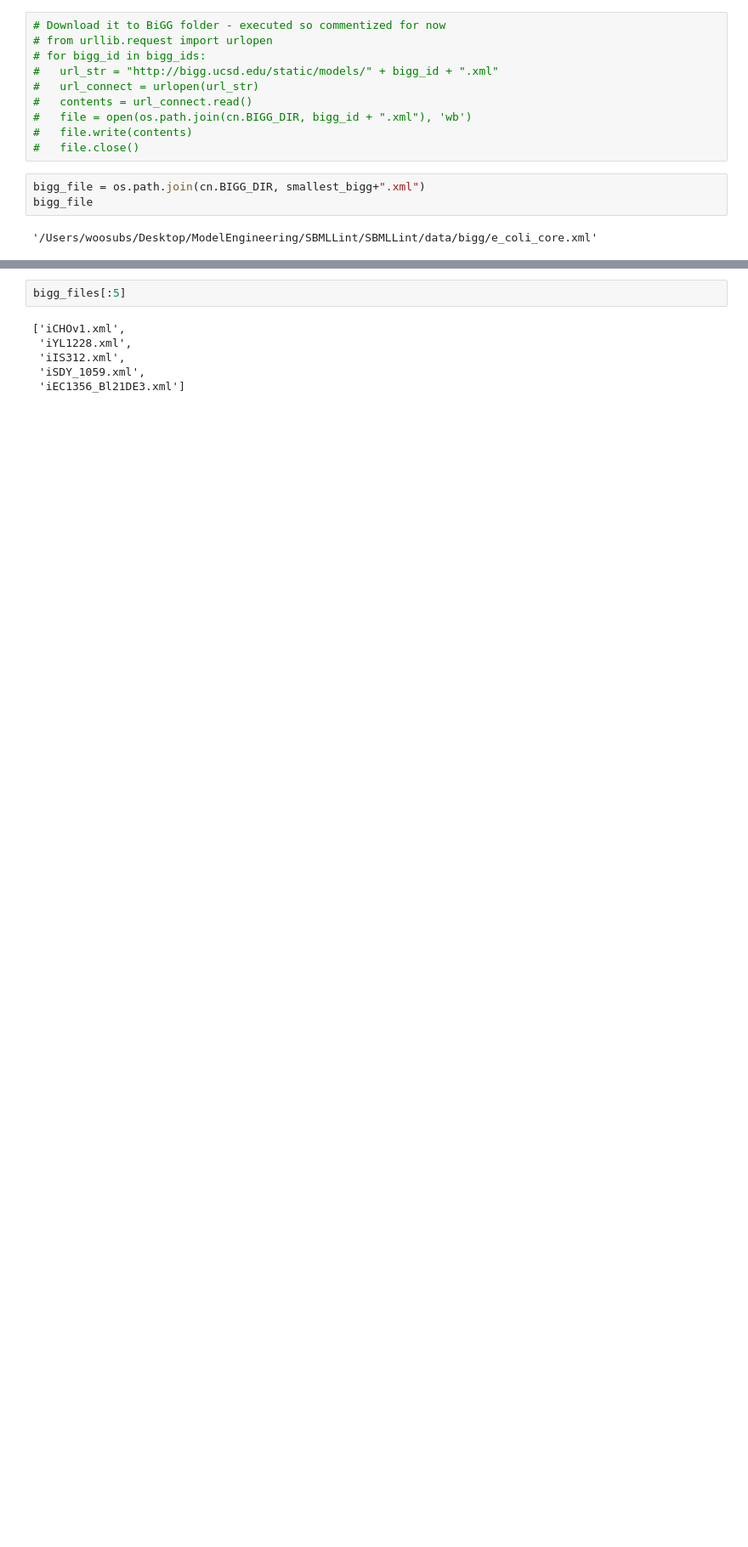
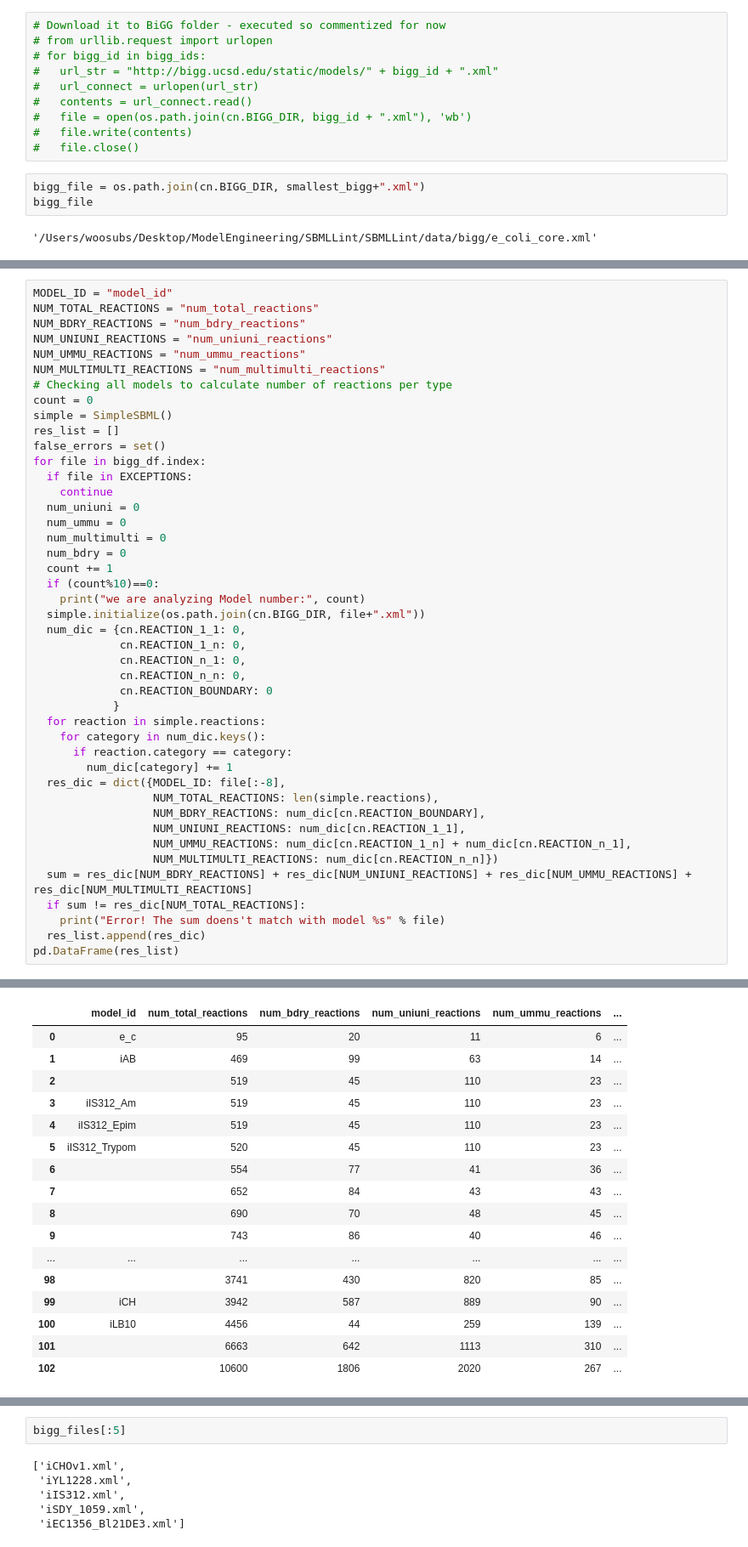
Before and after one commit to ModelEngineering/SBMLLint, a Jupyter notebook: notebook/analyze_bigg.ipynb, the cells around one changed output, grey strips where cells are left out. Shown at 85% size. Drawn from its saved outputs; the diff is of its cells as text; blank space fills up the shorter version.

```diff
--- a/notebook/analyze_bigg.ipynb
+++ b/notebook/analyze_bigg.ipynb
@@ -136,0 +167,45 @@ bigg_df.index[0]
+# %%
+MODEL_ID = "model_id"
+NUM_TOTAL_REACTIONS = "num_total_reactions"
+NUM_BDRY_REACTIONS = "num_bdry_reactions"
+NUM_UNIUNI_REACTIONS = "num_uniuni_reactions"
+NUM_UMMU_REACTIONS = "num_ummu_reactions"
+NUM_MULTIMULTI_REACTIONS = "num_multimulti_reactions"
+# Checking all models to calculate number of reactions per type
+count = 0
+simple = SimpleSBML()
+res_list = []
+false_errors = set()
+for file in bigg_df.index:
+  if file in EXCEPTIONS:
+    continue
+  num_uniuni = 0
+  num_ummu = 0
+  num_multimulti = 0
+  num_bdry = 0
+  count += 1
+  if (count%10)==0:
+    print("we are analyzing Model number:", count)
+  simple.initialize(os.path.join(cn.BIGG_DIR, file+".xml"))
+  num_dic = {cn.REACTION_1_1: 0,
+             cn.REACTION_1_n: 0,
+             cn.REACTION_n_1: 0,
+             cn.REACTION_n_n: 0,
+             cn.REACTION_BOUNDARY: 0
+            }
+  for reaction in simple.reactions:
+    for category in num_dic.keys():
+      if reaction.category == category:
+        num_dic[category] += 1
+  res_dic = dict({MODEL_ID: file[:-8],
+                  NUM_TOTAL_REACTIONS: len(simple.reactions),
+                  NUM_BDRY_REACTIONS: num_dic[cn.REACTION_BOUNDARY],
+                  NUM_UNIUNI_REACTIONS: num_dic[cn.REACTION_1_1],
+                  NUM_UMMU_REACTIONS: num_dic[cn.REACTION_1_n] + num_dic[cn.REACTION_n_1],
+                  NUM_MULTIMULTI_REACTIONS: num_dic[cn.REACTION_n_n]})
+  sum = res_dic[NUM_BDRY_REACTIONS] + res_dic[NUM_UNIUNI_REACTIONS] + res_dic[NUM_UMMU_REACTIONS] + res_dic[NUM_MULTIMULTI_REACTIONS]
+  if sum != res_dic[NUM_TOTAL_REACTIONS]:
+    print("Error! The sum doens't match with model %s" % file)
+  res_list.append(res_dic)
+pd.DataFrame(res_list)
+# %% [output]
@@ -136,0 +222,17 @@ bigg_df.index[0]
+|  | model_id | num_total_reactions | num_bdry_reactions | num_uniuni_reactions | num_ummu_reactions | ... |
+| 0 | e_c | 95 | 20 | 11 | 6 | ... |
+| 1 | iAB | 469 | 99 | 63 | 14 | ... |
+| 2 |  | 519 | 45 | 110 | 23 | ... |
+| 3 | iIS312_Am | 519 | 45 | 110 | 23 | ... |
+| 4 | iIS312_Epim | 519 | 45 | 110 | 23 | ... |
+| 5 | iIS312_Trypom | 520 | 45 | 110 | 23 | ... |
+| 6 |  | 554 | 77 | 41 | 36 | ... |
+| 7 |  | 652 | 84 | 43 | 43 | ... |
+| 8 |  | 690 | 70 | 48 | 45 | ... |
+| 9 |  | 743 | 86 | 40 | 46 | ... |
+| ... | ... | ... | ... | ... | ... | ... |
+| 98 |  | 3741 | 430 | 820 | 85 | ... |
+| 99 | iCH | 3942 | 587 | 889 | 90 | ... |
+| 100 | iLB10 | 4456 | 44 | 259 | 139 | ... |
+| 101 |  | 6663 | 642 | 1113 | 310 | ... |
+| 102 |  | 10600 | 1806 | 2020 | 267 | ... |
```
Also changed, not shown: parts of 18 cells of this notebook, 6 other files.
